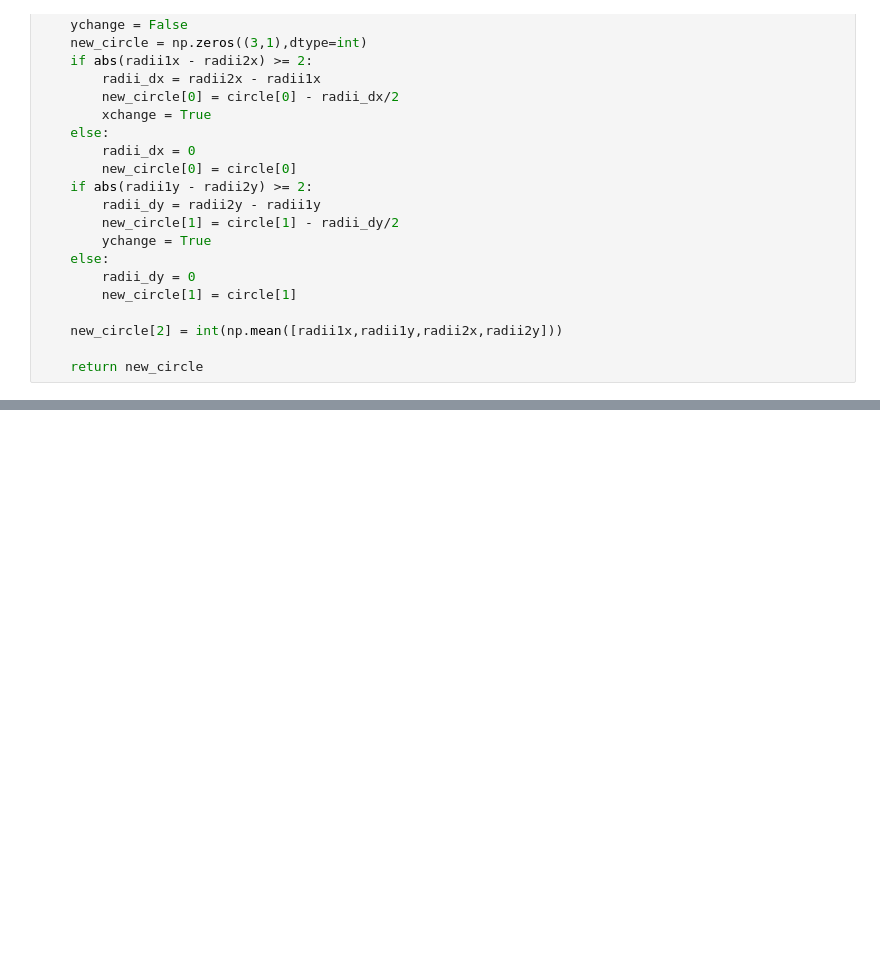
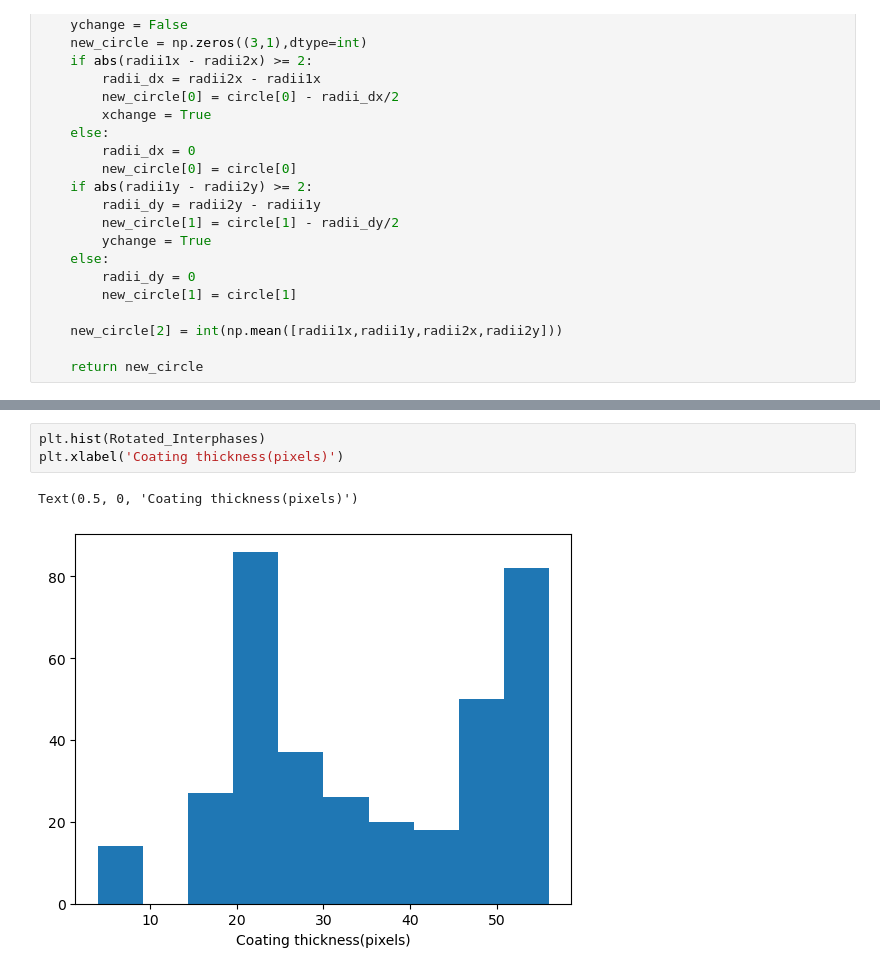
Before and after one commit to TKB2002/CMC-interphase-characteriser, a Jupyter notebook: Fibre and Interphase characteriser with greylevels.ipynb, the cells around one changed output, grey strips where cells are left out. Drawn from its saved outputs; the diff is of its cells as text; blank space fills up the shorter version.

```diff
--- a/Fibre and Interphase characteriser with greylevels.ipynb
+++ b/Fibre and Interphase characteriser with greylevels.ipynb
@@ -316,3 +319,9 @@ def Find_Interphase(Im,circle):
     radii1y, interphase1y = find_interphase_from_outliers(negative_distance_outliery,circle[2])
     radii2y, interphase2y = find_interphase_from_outliers(postive_distance_outliery,circle[2])
     return radii1x,interphase1x, radii2x,interphase2x, radii1y, interphase1y, radii2y, interphase2y
+# %%
+plt.hist(Rotated_Interphases)
+plt.xlabel('Coating thickness(pixels)')
+# %% [output]
+Text(0.5, 0, 'Coating thickness(pixels)')
+[figure, added]
```
Also changed, not shown: parts of 5 cells of this notebook, 1 other file.
